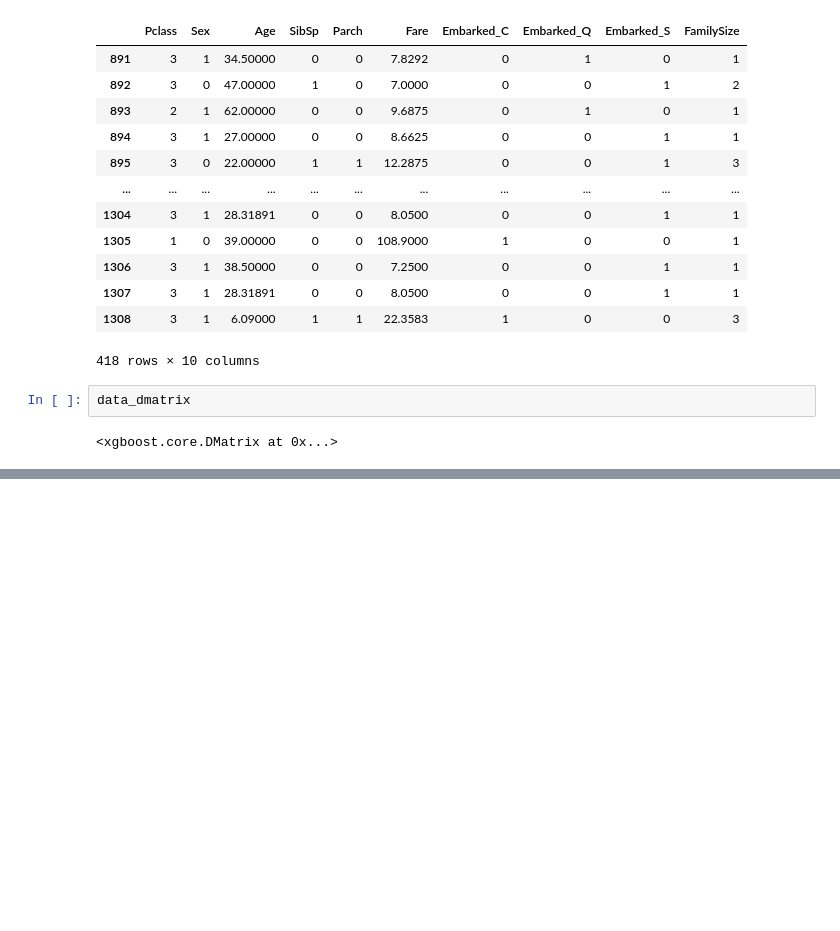
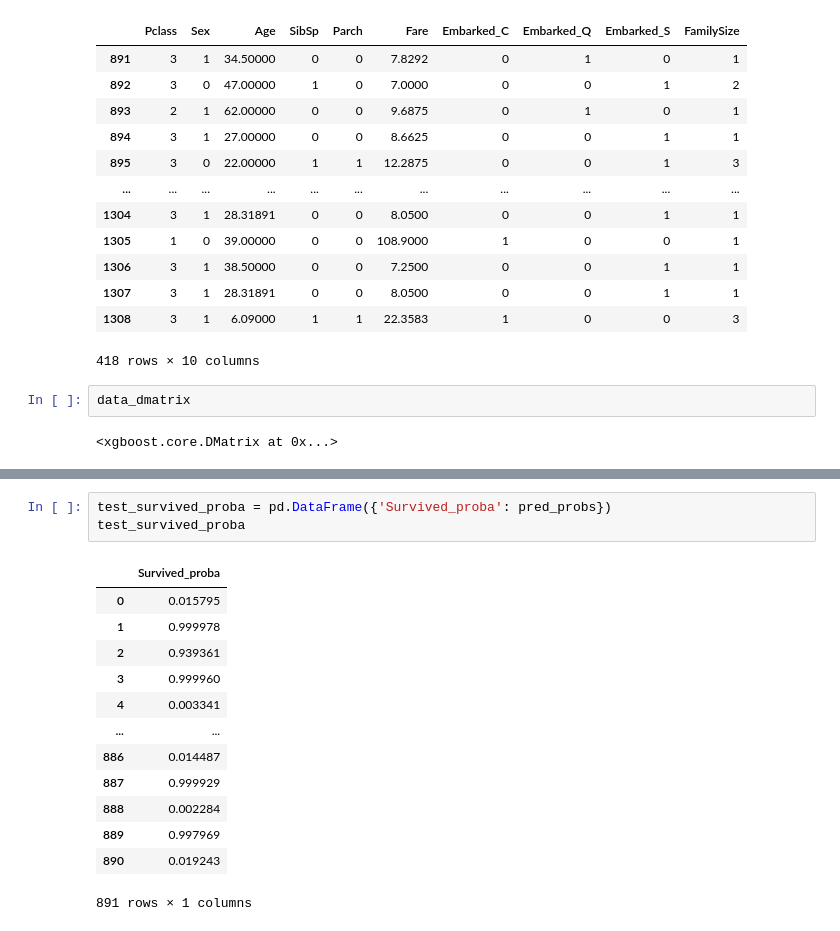
Before and after one commit to jinzhih/XGBoost, a Jupyter notebook: XGBoost.ipynb, the cells around one changed output, grey strips where cells are left out. Drawn from its saved outputs; the diff is of its cells as text; blank space fills up the shorter version.

```diff
--- a/XGBoost.ipynb
+++ b/XGBoost.ipynb
@@ -484,0 +502,17 @@ AssertionError: Must have at least 1 validation dataset for early stopping.
+# %%
+test_survived_proba = pd.DataFrame({'Survived_proba': pred_probs})
+test_survived_proba
+# %% [output]
+|  | Survived_proba |
+| 0 | 0.015795 |
+| 1 | 0.999978 |
+| 2 | 0.939361 |
+| 3 | 0.999960 |
+| 4 | 0.003341 |
+| ... | ... |
+| 886 | 0.014487 |
+| 887 | 0.999929 |
+| 888 | 0.002284 |
+| 889 | 0.997969 |
+| 890 | 0.019243 |
+891 rows × 1 columns
```
Also changed, not shown: parts of 8 cells of this notebook.
